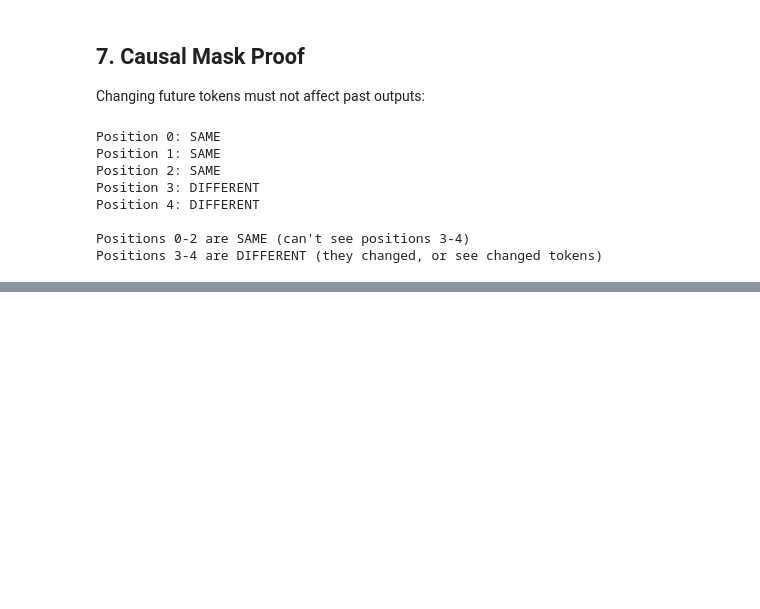
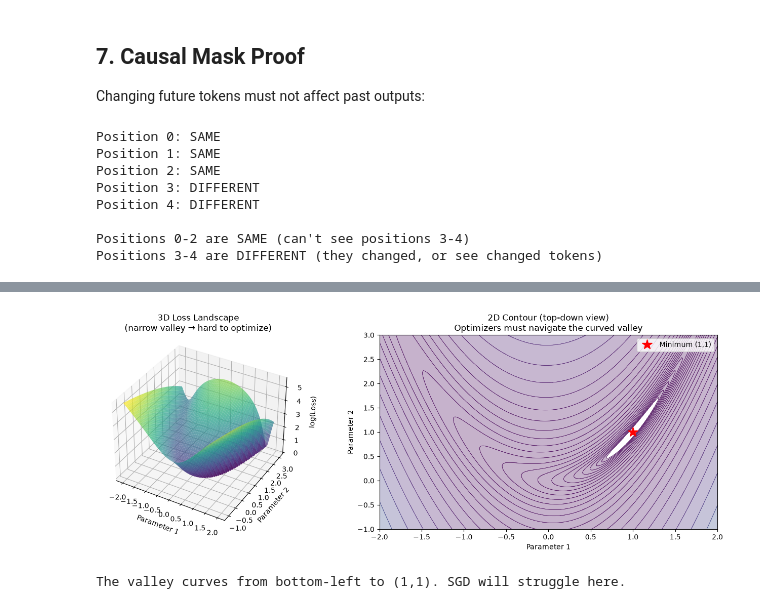
Before and after one commit to Sushanth-reddyD/minigpt, a Jupyter notebook: playground.ipynb, the cells around one changed output, grey strips where cells are left out. Saved outputs shown, nothing was run; the diff lists cells and outputs as text; code cells hidden in the pictures; blank space fills up the shorter version.

```diff
--- a/playground.ipynb
+++ b/playground.ipynb
@@ -331,0 +647,15 @@ The architecture is complete. To get real text generation:
+# %%
+def generate_sample(model, prompt, max_tokens=20):
+    """Generate text from a prompt to see how the model is doing."""
+    model.eval()
+    ids = enc.encode(prompt)
+    input_t = torch.tensor([ids])
+    output = generate(model, input_t, max_new_tokens=max_tokens,
+                      context_length=TINY_CONFIG["context_length"])
+    model.train()
+    return enc.decode(output[0].tolist())
+
+# What does the untrained model generate?
+print("Untrained model generates:")
+print(repr(generate_sample(tiny_model, "The cat")))
+print("(Total nonsense — as expected)")
@@ -331,0 +973,48 @@ The architecture is complete. To get real text generation:
+# %%
+%matplotlib inline
+import matplotlib.pyplot as plt
+import matplotlib
+from mpl_toolkits.mplot3d import Axes3D
+import numpy as np
+
+# ─── Define a tricky loss surface (Rosenbrock-like) ───
+# The minimum is at (1, 1). There's a narrow curved valley that's
+# easy to overshoot and hard to navigate.
+def loss_fn(x, y):
+    return (1 - x)**2 + 10 * (y - x**2)**2
+
+# Create the surface
+xx = np.linspace(-2, 2, 200)
+yy = np.linspace(-1, 3, 200)
+X, Y = np.meshgrid(xx, yy)
+Z = loss_fn(X, Y)
+
+# 3D surface plot
+fig = plt.figure(figsize=(14, 5))
+
+ax1 = fig.add_subplot(121, projection='3d')
+ax1.plot_surface(X, Y, np.log1p(Z), cmap='viridis', alpha=0.7, edgecolor='none')
+ax1.set_xlabel('Parameter 1')
+ax1.set_ylabel('Parameter 2')
+ax1.set_zlabel('log(Loss)')
+ax1.set_title('3D Loss Landscape\n(narrow valley → hard to optimize)')
+ax1.view_init(elev=35, azim=-60)
+
+# 2D contour plot (bird's eye view)
+ax2 = fig.add_subplot(122)
+levels = np.logspace(-1, 3, 30)
+ax2.contour(X, Y, Z, levels=levels, cmap='viridis', linewidths=0.5)
+ax2.contourf(X, Y, Z, levels=levels, cmap='viridis', alpha=0.3)
+ax2.plot(1, 1, 'r*', markersize=15, label='Minimum (1,1)')
+ax2.set_xlabel('Parameter 1')
+ax2.set_ylabel('Parameter 2')
+ax2.set_title('2D Contour (top-down view)\nOptimizers must navigate the curved valley')
+ax2.legend()
+
+plt.tight_layout()
+plt.savefig('loss_landscape.png', dpi=150, bbox_inches='tight')
+plt.show()
+print("The valley curves from bottom-left to (1,1). SGD will struggle here.")
+# %% [output]
+[figure, added]
+The valley curves from bottom-left to (1,1). SGD will struggle here.
```
Also changed, not shown: parts of 53 cells of this notebook, 1 other file.
